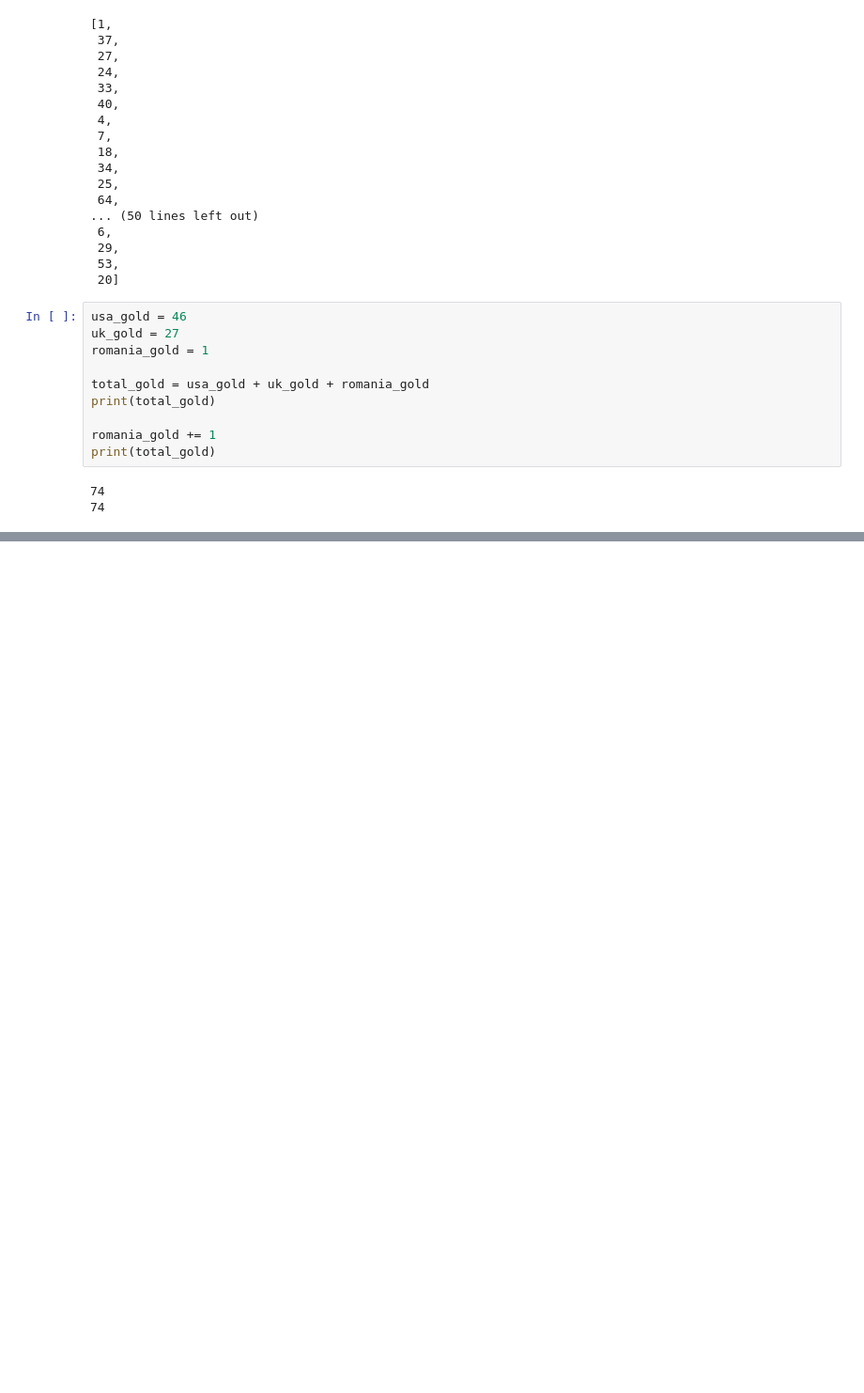
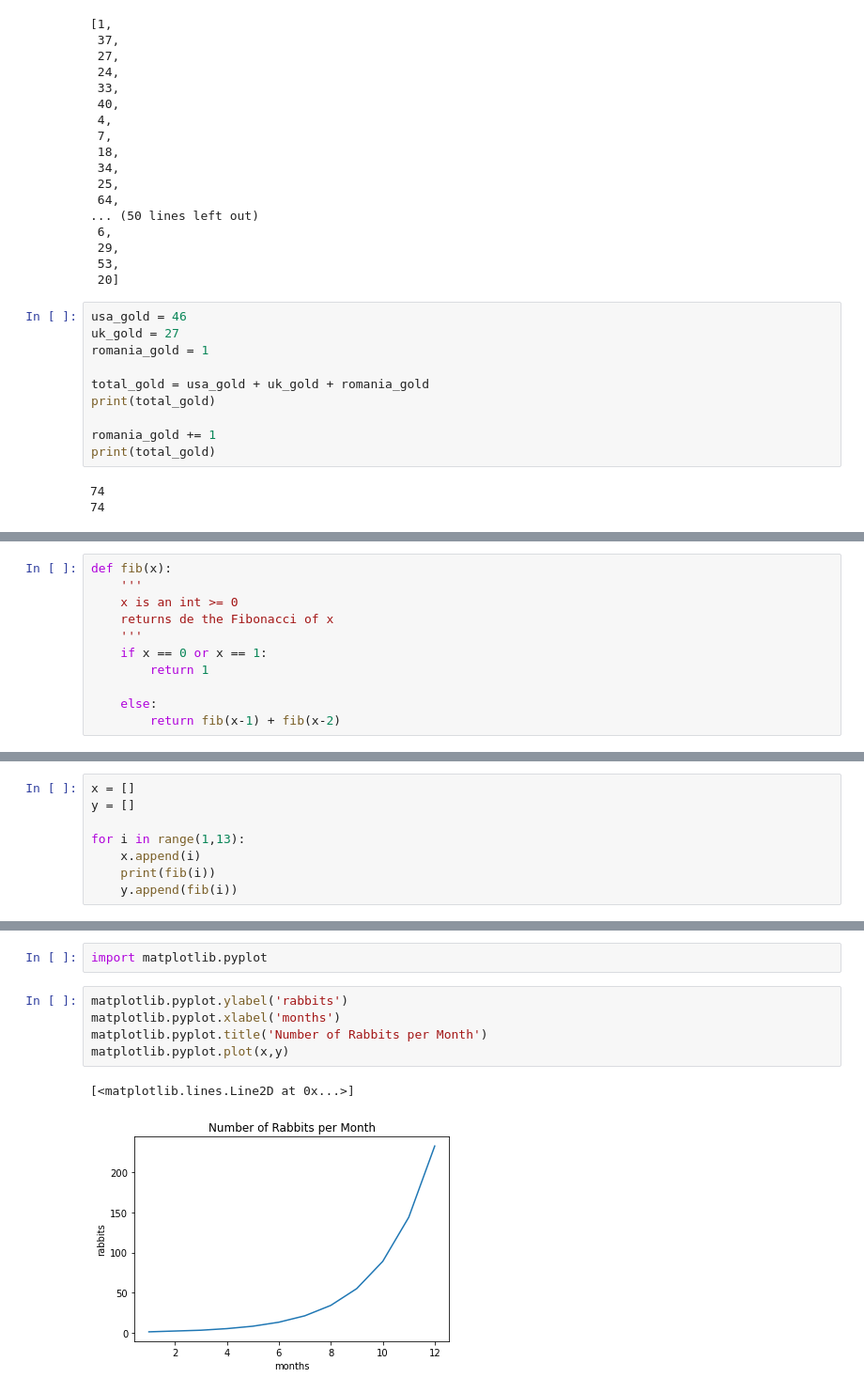
Before and after one commit to King-Zalogon/Python-Practice-Rep, a Jupyter notebook: Python Practice Notebook.ipynb, the cells around one changed output, grey strips where cells are left out. Shown at 94% size. Saved outputs shown, nothing was run; the diff lists cells and outputs as text; blank space fills up the shorter version.

```diff
--- a/Python Practice Notebook.ipynb
+++ b/Python Practice Notebook.ipynb
@@ -1626,0 +1665,11 @@ print((((18446744073709551615/60)/60)/24)/365)
+# %%
+def fib(x):
+    '''
+    x is an int >= 0
+    returns de the Fibonacci of x
+    '''
+    if x == 0 or x == 1:
+        return 1
+
+    else:
+        return fib(x-1) + fib(x-2)
@@ -1626,0 +1680,8 @@ print((((18446744073709551615/60)/60)/24)/365)
+# %%
+x = []
+y = []
+
+for i in range(1,13):
+    x.append(i)
+    print(fib(i))
+    y.append(fib(i))
@@ -1626,0 +1701,10 @@ print((((18446744073709551615/60)/60)/24)/365)
+# %%
+import matplotlib.pyplot
+# %%
+matplotlib.pyplot.ylabel('rabbits')
+matplotlib.pyplot.xlabel('months')
+matplotlib.pyplot.title('Number of Rabbits per Month')
+matplotlib.pyplot.plot(x,y)
+# %% [output]
+[<matplotlib.lines.Line2D at 0x...>]
+[figure, added]
```
Also changed, not shown: parts of 42 cells of this notebook.
